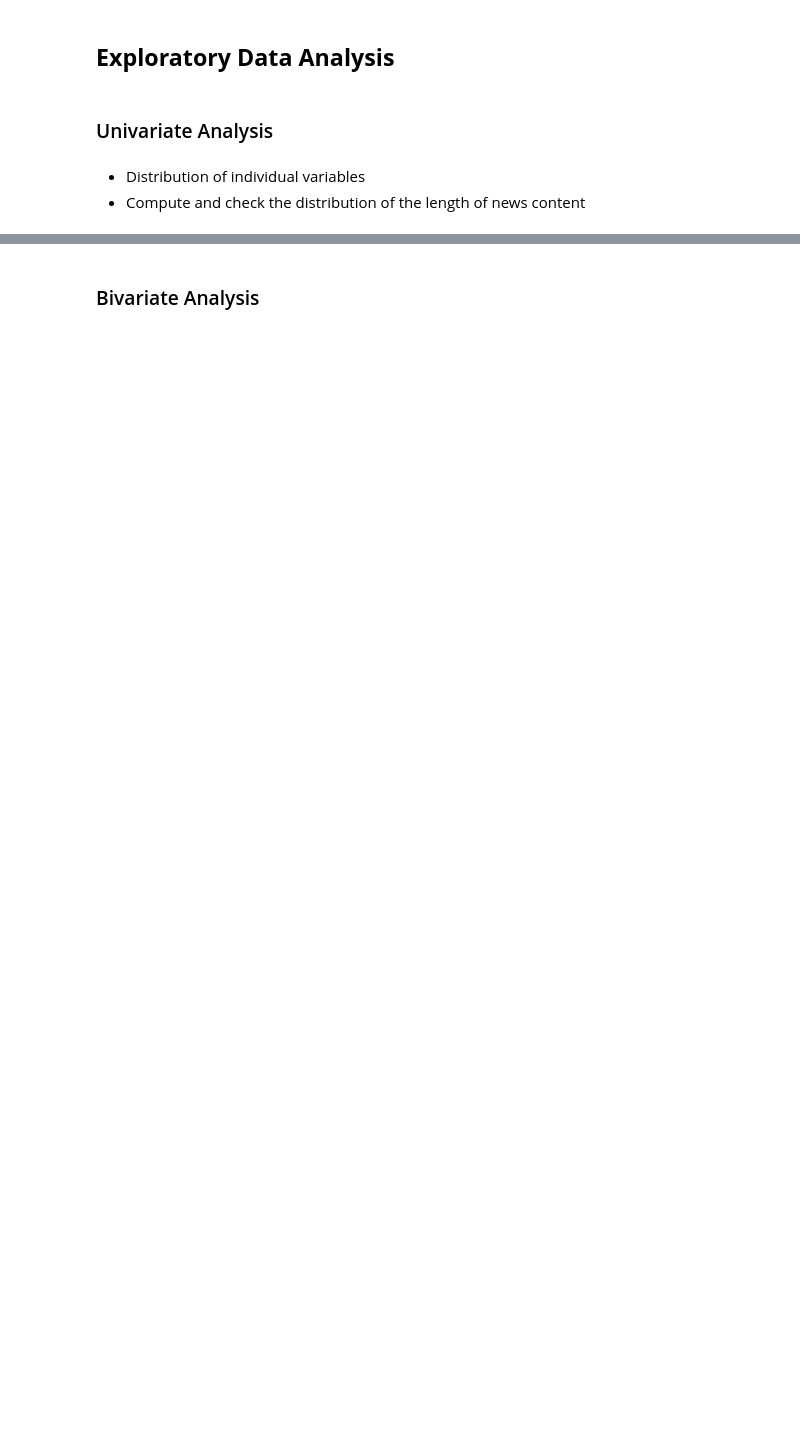
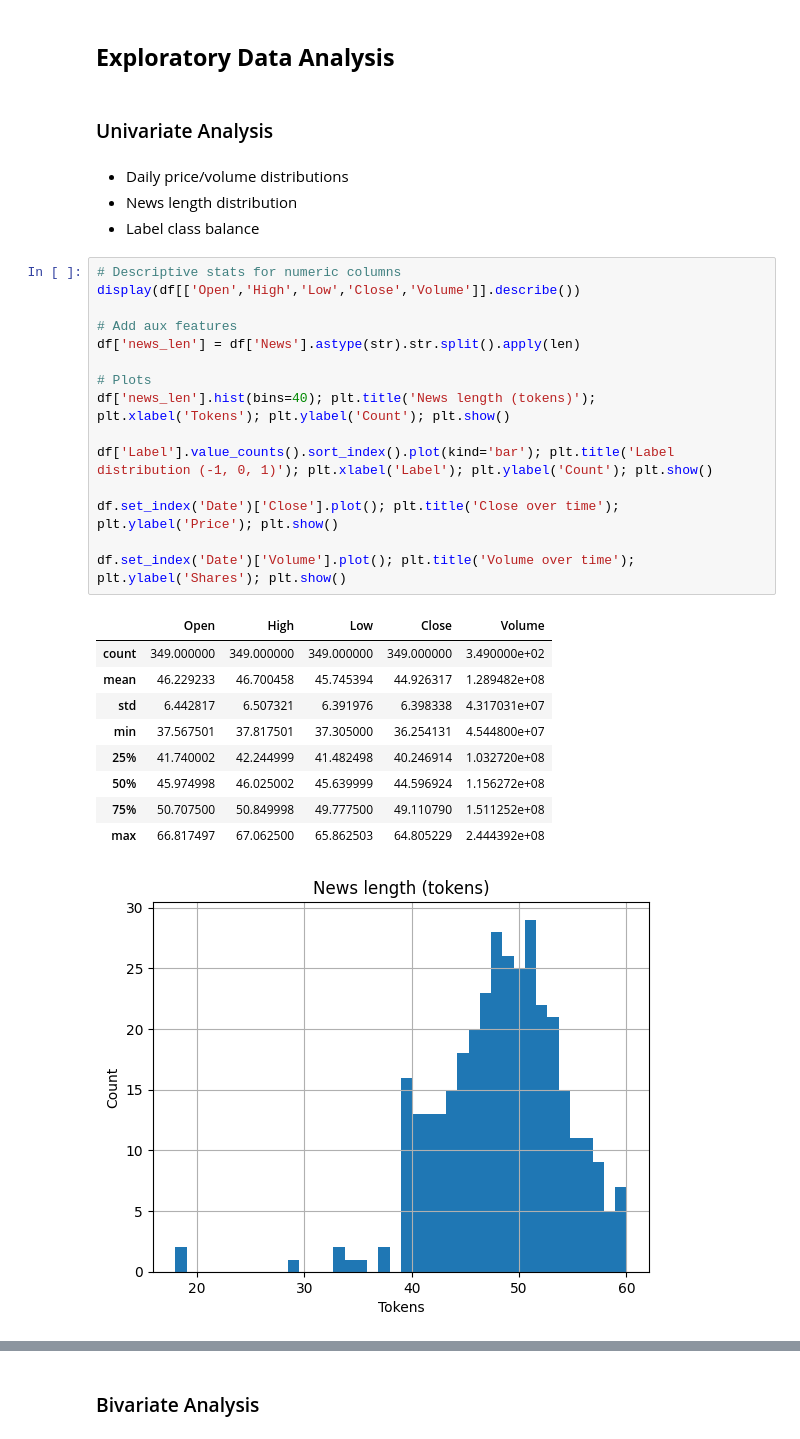
Before and after one commit to siddharth-rathore/NLP, a Jupyter notebook: NLP_Project_Full_Code-1.ipynb, the cells around one changed output, grey strips where cells are left out. Drawn from its saved outputs; the diff is of its cells as text; blank space fills up the shorter version.

```diff
--- a/NLP_Project_Full_Code-1.ipynb
+++ b/NLP_Project_Full_Code-1.ipynb
@@ -101,5 +190,32 @@ df.describe()
 # %% [markdown]
 ### Univariate Analysis
 # %% [markdown]
-* Distribution of individual variables
-* Compute and check the distribution of the length of news content
+- Daily price/volume distributions
+- News length distribution
+- Label class balance
+# %%
+# Descriptive stats for numeric columns
+display(df[['Open','High','Low','Close','Volume']].describe())
+
+# Add aux features
+df['news_len'] = df['News'].astype(str).str.split().apply(len)
+
+# Plots
+df['news_len'].hist(bins=40); plt.title('News length (tokens)'); plt.xlabel('Tokens'); plt.ylabel('Count'); plt.show()
+
+df['Label'].value_counts().sort_index().plot(kind='bar'); plt.title('Label distribution (-1, 0, 1)'); plt.xlabel('Label'); plt.ylabel('Count'); plt.show()
+
+df.set_index('Date')['Close'].plot(); plt.title('Close over time'); plt.ylabel('Price'); plt.show()
+
+df.set_index('Date')['Volume'].plot(); plt.title('Volume over time'); plt.ylabel('Shares'); plt.show()
+# %% [output]
+|  | Open | High | Low | Close | Volume |
+| count | 349.000000 | 349.000000 | 349.000000 | 349.000000 | 3.490000e+02 |
+| mean | 46.229233 | 46.700458 | 45.745394 | 44.926317 | 1.289482e+08 |
+| std | 6.442817 | 6.507321 | 6.391976 | 6.398338 | 4.317031e+07 |
+| min | 37.567501 | 37.817501 | 37.305000 | 36.254131 | 4.544800e+07 |
+| 25% | 41.740002 | 42.244999 | 41.482498 | 40.246914 | 1.032720e+08 |
+| 50% | 45.974998 | 46.025002 | 45.639999 | 44.596924 | 1.156272e+08 |
+| 75% | 50.707500 | 50.849998 | 49.777500 | 49.110790 | 1.511252e+08 |
+| max | 66.817497 | 67.062500 | 65.862503 | 64.805229 | 2.444392e+08 |
+[figure, added]
```
Also changed, not shown: parts of 61 cells of this notebook.
